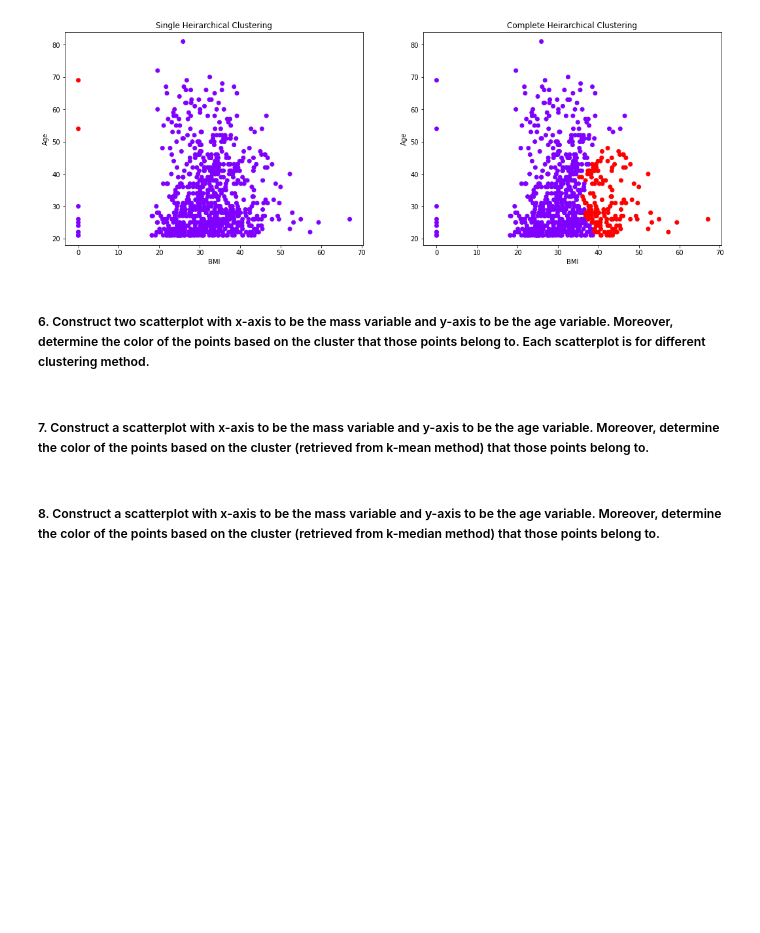
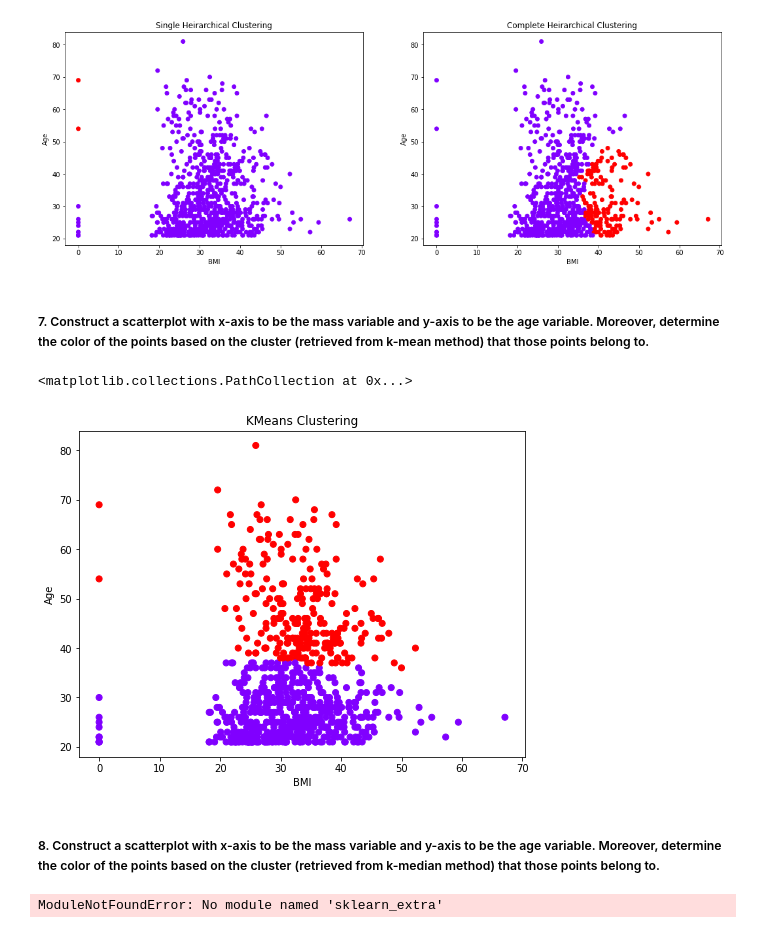
Before and after one commit to Akshat-Raj-Vansh/Data-Mining, a Jupyter notebook: LAB 5/Code/main.ipynb, the cells around one changed output. Saved outputs shown, nothing was run; the diff lists cells and outputs as text; code cells hidden in the pictures; blank space fills up the shorter version.

```diff
--- a/LAB 5/Code/main.ipynb
+++ b/LAB 5/Code/main.ipynb
@@ -139,9 +145,30 @@ ax[1].scatter(data['BMI'],data['Age'], c=cluster_complete.labels_, cmap='rainbow
 # %% [output]
 <matplotlib.collections.PathCollection at 0x...>
 [figure]
-# %% [markdown]
-##### 6. Construct two scatterplot with x-axis to be the mass variable and y-axis to be the age variable. Moreover, determine the color of the points based on the cluster that those points belong to. Each scatterplot is for different clustering method.
 # %% [markdown]
 ##### 7. Construct a scatterplot with x-axis to be the mass variable and y-axis to be the age variable. Moreover, determine the color of the points based on the cluster (retrieved from k-mean method) that those points belong to.
+# %%
+from sklearn.cluster import KMeans
+kmeans = KMeans(n_clusters=2, random_state=0).fit(data[['BMI','Age']])
+kmeans.predict(data[['BMI','Age']])
+fig, ax = plt.subplots(figsize=(8,6))
+ax.set_xlabel('BMI')
+ax.set_ylabel('Age')
+ax.set_title('KMeans Clustering')
+ax.scatter(data['BMI'],data['Age'], c=kmeans.labels_, cmap='rainbow')
+# %% [output]
+<matplotlib.collections.PathCollection at 0x...>
+[figure, added]
 # %% [markdown]
 ##### 8. Construct a scatterplot with x-axis to be the mass variable and y-axis to be the age variable. Moreover, determine the color of the points based on the cluster (retrieved from k-median method) that those points belong to.
+# %%
+from sklearn_extra.cluster import KMedoids
+kmediods = KMedoids(n_clusters=2, random_state=0).fit(data[['BMI','Age']])
+kmediods.predict(data[['BMI','Age']])
+fig, ax = plt.subplots(figsize=(8,6))
+ax.set_xlabel('BMI')
+ax.set_ylabel('Age')
+ax.set_title('KMeans Clustering')
+ax.scatter(data['BMI'],data['Age'], c=kmediods.labels_, cmap='rainbow')
+# %% [output]
+ModuleNotFoundError: No module named 'sklearn_extra'
```
Also changed, not shown: parts of 3 cells of this notebook.
